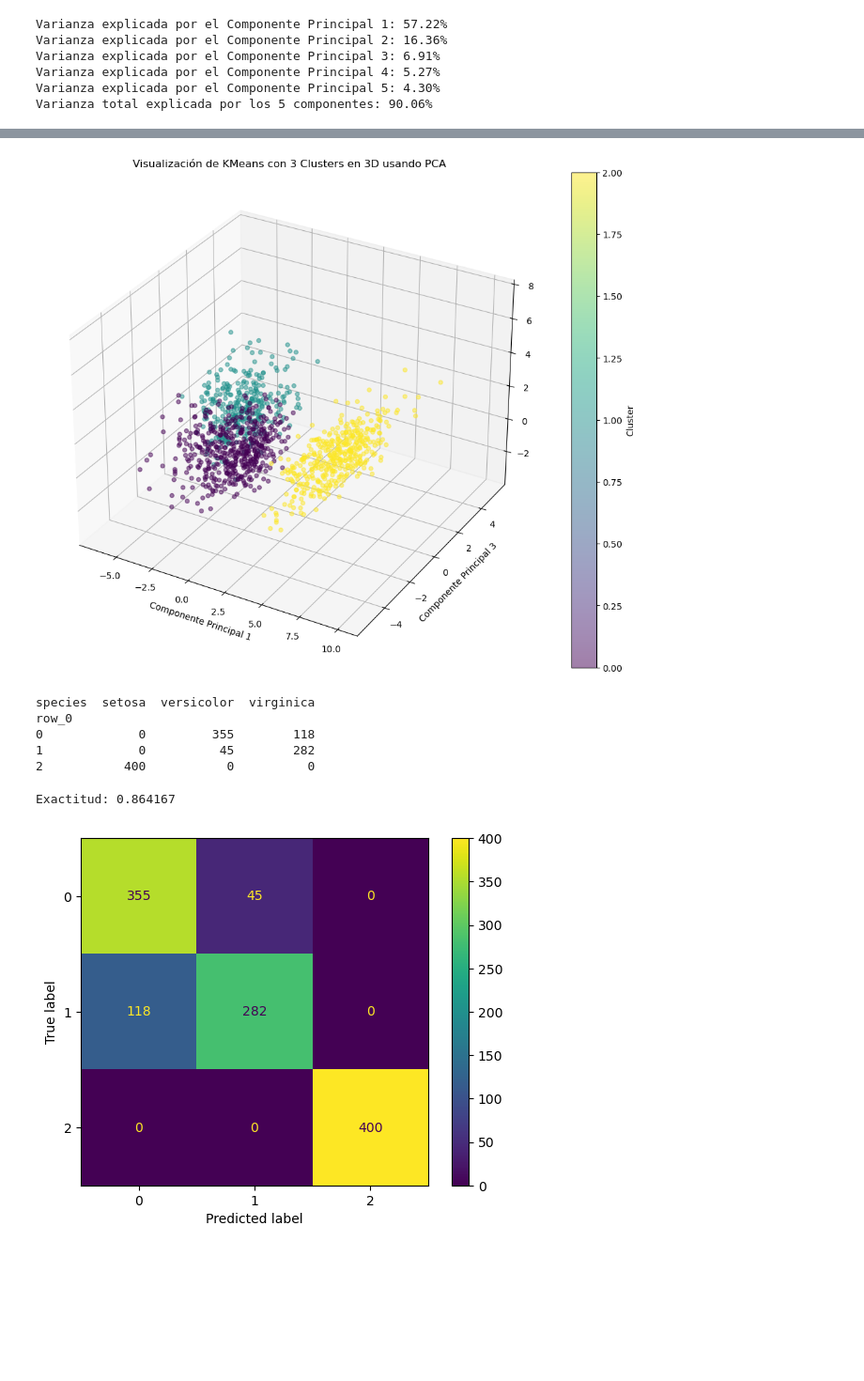
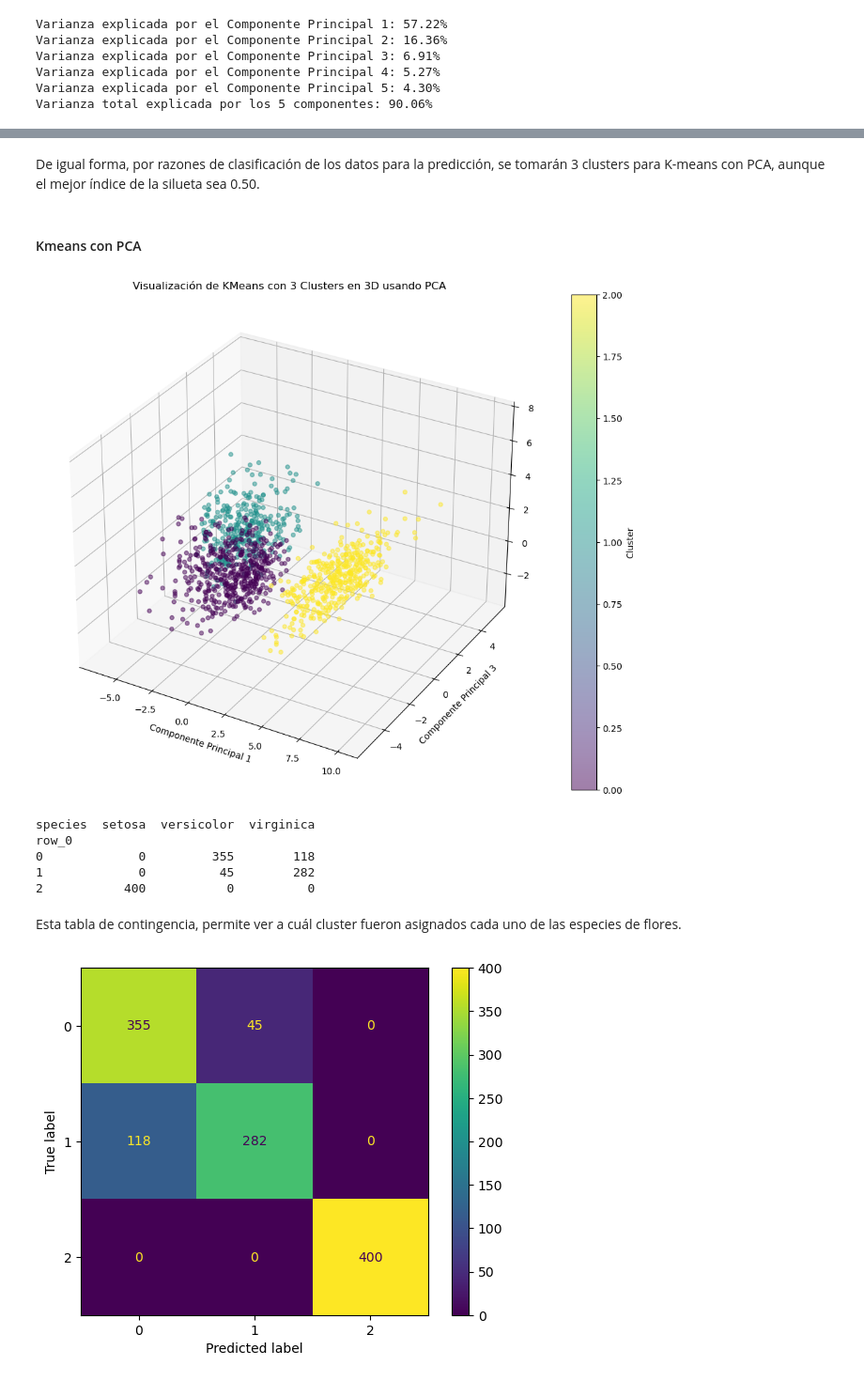
Before and after one commit to NicoleAlvarado/IF7103Proyecto, a Jupyter notebook: IF7103_Proyecto.ipynb, the cells around one changed output, grey strips where cells are left out. Shown at 94% size. Drawn from its saved outputs; the diff is of its cells as text; code cells hidden in the pictures; blank space fills up the shorter version.

```diff
--- a/IF7103_Proyecto.ipynb
+++ b/IF7103_Proyecto.ipynb
@@ -109,2 +121,13 @@ def mostrar_graficos(df, target):
+# %%
+def visualizacion_cluster_PCA3D(X_pca, predicted_labels, title):
+    fig = plt.figure(figsize=(14, 10))
+    ax = fig.add_subplot(111, projection='3d')
+    sc = ax.scatter(X_pca[:, 0], X_pca[:, 1], X_pca[:, 2], c=predicted_labels, cmap='viridis', alpha=0.5)
+    ax.set_xlabel('Componente Principal 1')
+    ax.set_ylabel('Componente Principal 2')
+    ax.set_ylabel('Componente Principal 3')
+    plt.title(title)
+    plt.colorbar(sc, label='Cluster')
+    plt.show()
 # %% [markdown]
 ## Normalización y Standarización
@@ -309,32 +358,24 @@ Para número de clústeres = 5 el promedio de silhouette_score es: 0.26063075730
-# %%
-# Visualizar los clusters en 3D
-fig = plt.figure(figsize=(14, 10))
-ax = fig.add_subplot(111, projection='3d')
-sc = ax.scatter(X_pca_3d[:, 0], X_pca_3d[:, 1], X_pca_3d[:, 2], c=predicted_labels, cmap='viridis', alpha=0.5)
-#ax.scatter(kmeans.cluster_centers_[:, 0], kmeans.cluster_centers_[:, 1], kmeans.cluster_centers_[:, 2], s=300, c='red', marker='X')
-ax.set_title('Visualización de KMeans con 3 Clusters en 3D usando PCA')
-ax.set_xlabel('Componente Principal 1')
-ax.set_ylabel('Componente Principal 2')
-ax.set_ylabel('Componente Principal 3')
-plt.colorbar(sc, label='Cluster')
-plt.show()
-# %% [output]
-[figure, removed]
+# %% [markdown]
+De igual forma, por razones de clasificación de los datos para la predicción, se tomarán 3 clusters para K-means con PCA, aunque el mejor índice de la silueta sea 0.50.
+# %% [markdown]
+#### Kmeans con PCA
 # %%
 kmeans = KMeans(n_clusters = 3, init = 'k-means++', max_iter = 300, n_init = "auto", random_state = 0)
 predicted_labels = kmeans.fit_predict(X_pca_3d)
-
-contingency_table = pd.crosstab(predicted_labels, y.species)
-print(contingency_table)
-# %% [output]
-species  setosa  versicolor  virginica
-row_0
-0             0         355        118
-1             0          45        282
-2           400           0          0
+# %%
+visualizacion_cluster_PCA3D(X_pca_3d, predicted_labels, title = 'Visualización de KMeans con 3 Clusters en 3D usando PCA')
+# %% [output]
+[figure, added]
+# %%
+contingency_table = pd.crosstab(predicted_labels, y.species)
+print(contingency_table)
+# %% [output]
+species  setosa  versicolor  virginica
+row_0
+0             0         355        118
+1             0          45        282
+2           400           0          0
+# %% [markdown]
+Esta tabla de contingencia, permite ver a cuál cluster fueron asignados cada uno de las especies de flores.
 # %%
 true_labels = y.species.map({'versicolor': 0, 'virginica': 1, 'setosa': 2})
-# %%
-print(f"Exactitud: {accuracy_score(true_labels, predicted_labels):2f}")
-# %% [output]
-Exactitud: 0.864167
```
Also changed, not shown: parts of 90 cells of this notebook.
